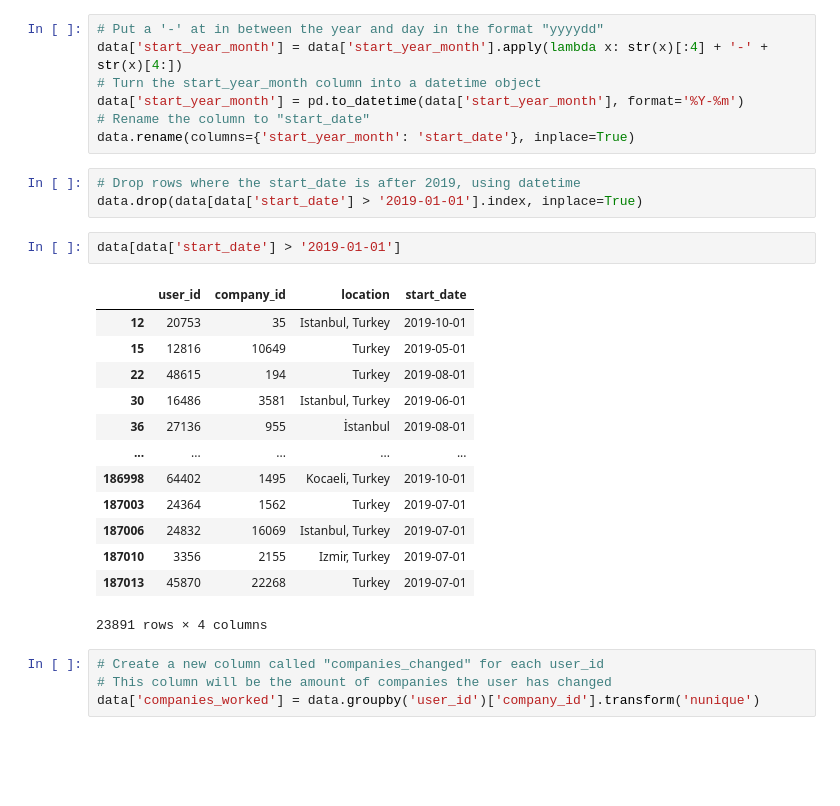
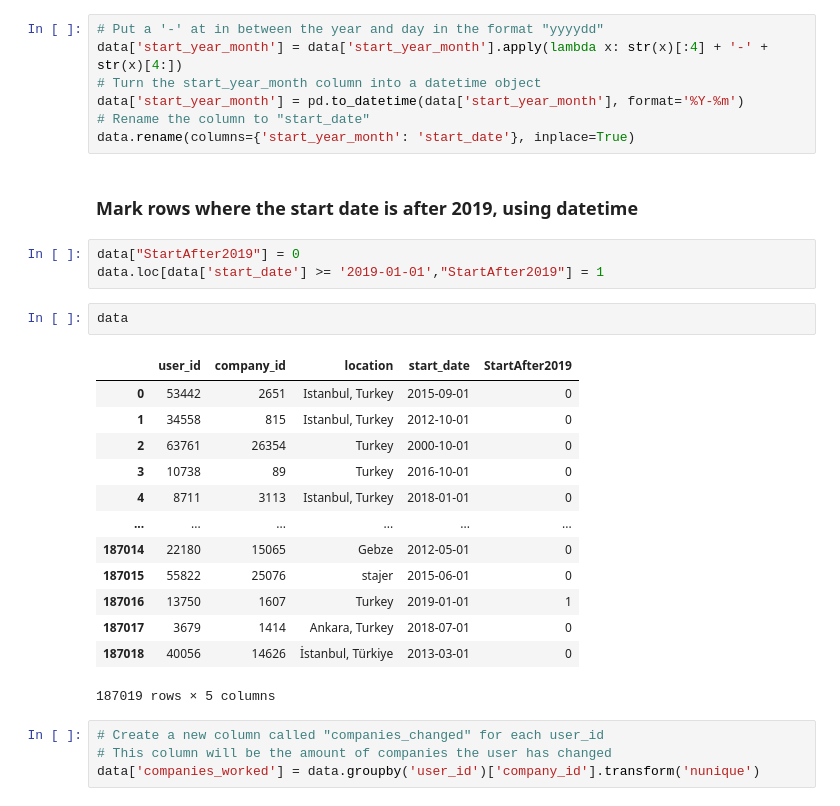
Before and after one commit to feyzijan/GarantiDatathon, a Jupyter notebook: WorkDataPrep.ipynb, the cells around one changed output. Saved outputs shown, nothing was run; the diff lists cells and outputs as text; blank space fills up the shorter version.

```diff
--- a/WorkDataPrep.ipynb
+++ b/WorkDataPrep.ipynb
@@ -50,25 +50,27 @@ data['start_year_month'] = data['start_year_month'].apply(lambda x: str(x)[:4] +
 data['start_year_month'] = pd.to_datetime(data['start_year_month'], format='%Y-%m')
 # Rename the column to "start_date"
 data.rename(columns={'start_year_month': 'start_date'}, inplace=True)
-# %%
-# Drop rows where the start_date is after 2019, using datetime
-data.drop(data[data['start_date'] > '2019-01-01'].index, inplace=True)
+# %% [markdown]
+### Mark rows where the start date is after 2019, using datetime
 # %%
-data[data['start_date'] > '2019-01-01']
+data["StartAfter2019"] = 0
+data.loc[data['start_date'] >= '2019-01-01',"StartAfter2019"] = 1
-# %% [output]
-|  | user_id | company_id | location | start_date |
-| 12 | 20753 | 35 | Istanbul, Turkey | 2019-10-01 |
-| 15 | 12816 | 10649 | Turkey | 2019-05-01 |
-| 22 | 48615 | 194 | Turkey | 2019-08-01 |
-| 30 | 16486 | 3581 | Istanbul, Turkey | 2019-06-01 |
-| 36 | 27136 | 955 | İstanbul | 2019-08-01 |
-| ... | ... | ... | ... | ... |
-| 186998 | 64402 | 1495 | Kocaeli, Turkey | 2019-10-01 |
-| 187003 | 24364 | 1562 | Turkey | 2019-07-01 |
-| 187006 | 24832 | 16069 | Istanbul, Turkey | 2019-07-01 |
-| 187010 | 3356 | 2155 | Izmir, Turkey | 2019-07-01 |
-| 187013 | 45870 | 22268 | Turkey | 2019-07-01 |
-23891 rows × 4 columns
+# %%
+data
+# %% [output]
+|  | user_id | company_id | location | start_date | StartAfter2019 |
+| 0 | 53442 | 2651 | Istanbul, Turkey | 2015-09-01 | 0 |
+| 1 | 34558 | 815 | Istanbul, Turkey | 2012-10-01 | 0 |
+| 2 | 63761 | 26354 | Turkey | 2000-10-01 | 0 |
+| 3 | 10738 | 89 | Turkey | 2016-10-01 | 0 |
+| 4 | 8711 | 3113 | Istanbul, Turkey | 2018-01-01 | 0 |
+| ... | ... | ... | ... | ... | ... |
+| 187014 | 22180 | 15065 | Gebze | 2012-05-01 | 0 |
+| 187015 | 55822 | 25076 | stajer | 2015-06-01 | 0 |
+| 187016 | 13750 | 1607 | Turkey | 2019-01-01 | 1 |
+| 187017 | 3679 | 1414 | Ankara, Turkey | 2018-07-01 | 0 |
+| 187018 | 40056 | 14626 | İstanbul, Türkiye | 2013-03-01 | 0 |
+187019 rows × 5 columns
 # %%
 # Create a new column called "companies_changed" for each user_id
 # This column will be the amount of companies the user has changed
```
Also changed, not shown: parts of 4 cells of this notebook, 7 other files.
